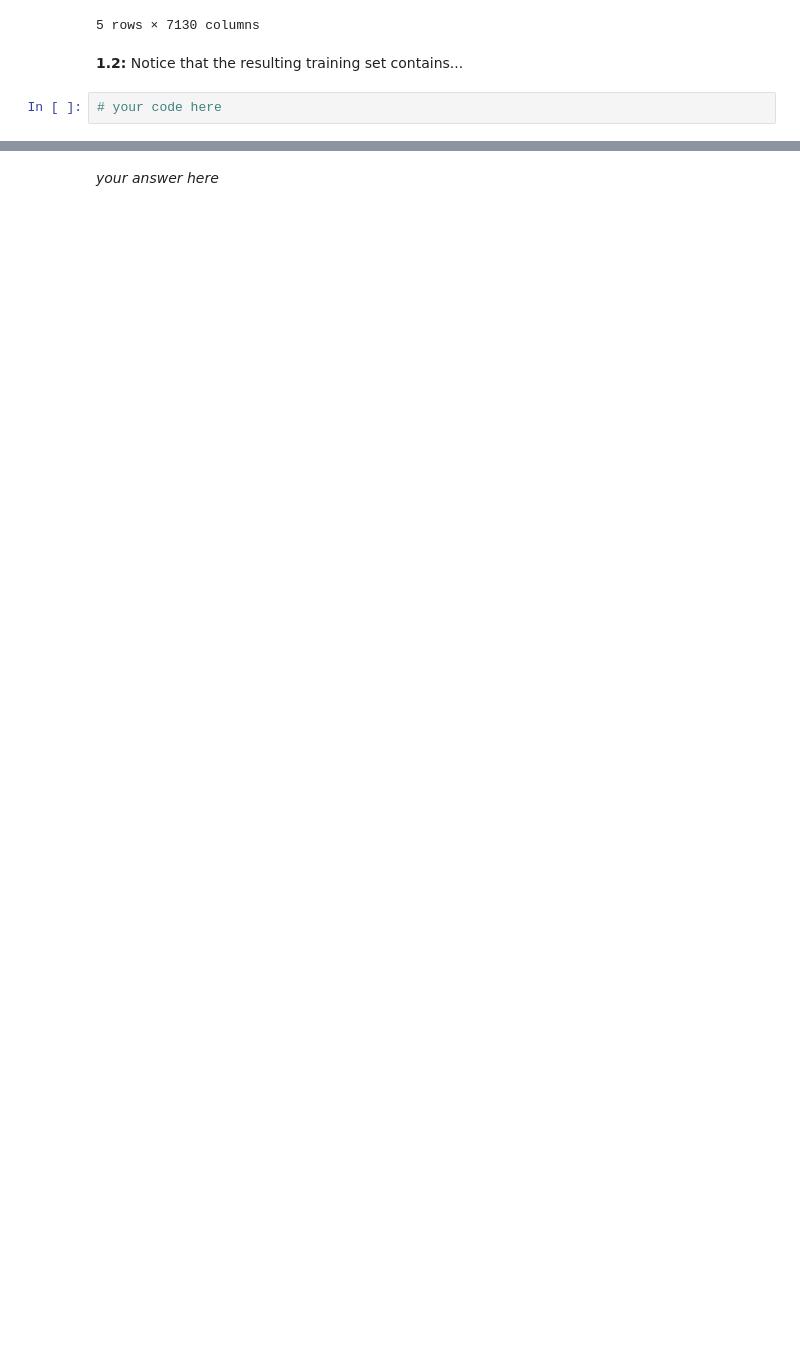
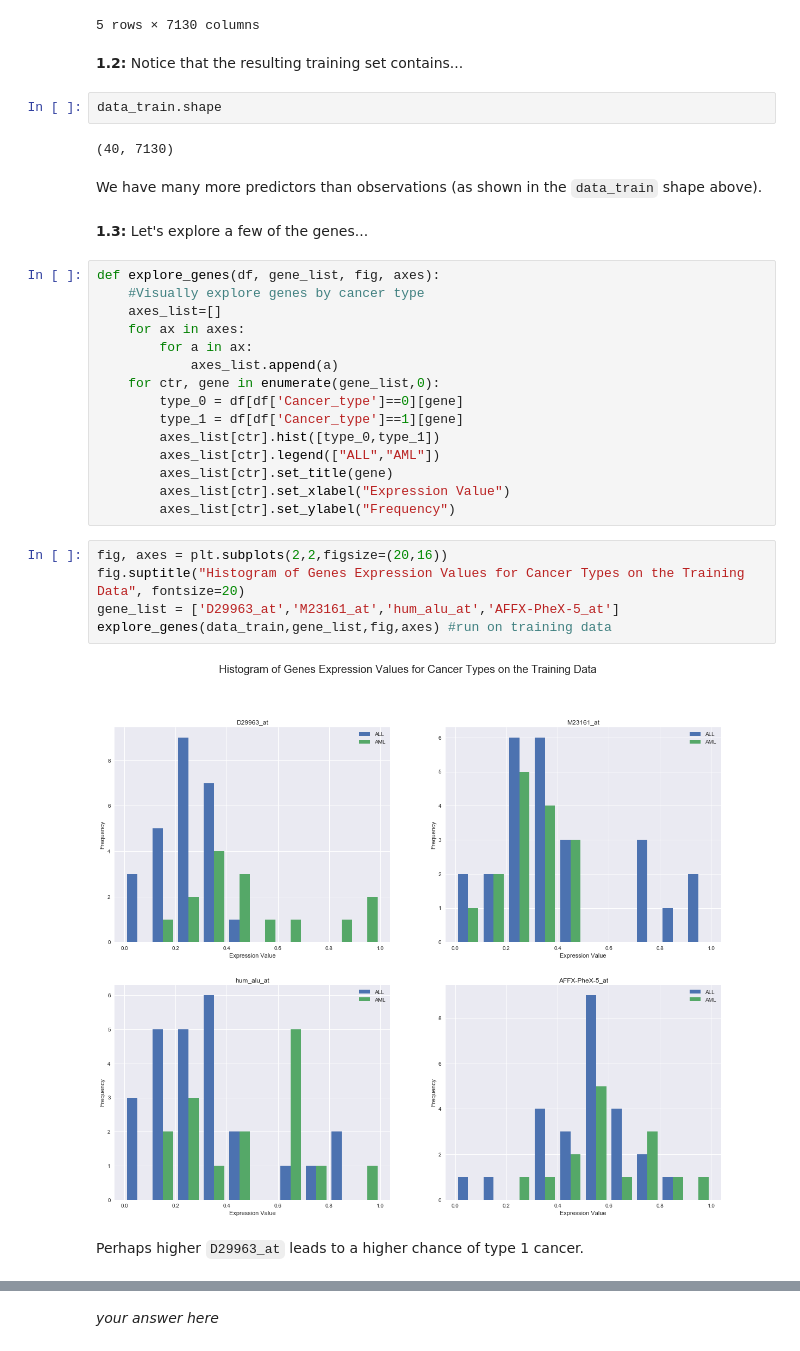
Before and after one commit to tmaounis/cs109a_hw5, a Jupyter notebook: cs109a_hw5_109.ipynb, the cells around one changed output, grey strips where cells are left out. Saved outputs shown, nothing was run; the diff lists cells and outputs as text; blank space fills up the shorter version.

```diff
--- a/cs109a_hw5_109.ipynb
+++ b/cs109a_hw5_109.ipynb
@@ -126,5 +126,35 @@ data_train.head()
 5 rows × 7130 columns
 # %% [markdown]
 **1.2:** Notice that the resulting training set contains...
-# %%
-# your code here
+# %%
+data_train.shape
+# %% [output]
+(40, 7130)
+# %% [markdown]
+We have many more predictors than observations (as shown in the `data_train` shape above).
+# %% [markdown]
+**1.3:** Let's explore a few of the genes...
+# %%
+def explore_genes(df, gene_list, fig, axes):
+    #Visually explore genes by cancer type
+    axes_list=[]
+    for ax in axes:
+        for a in ax:
+            axes_list.append(a)
+    for ctr, gene in enumerate(gene_list,0):
+        type_0 = df[df['Cancer_type']==0][gene]
+        type_1 = df[df['Cancer_type']==1][gene]
+        axes_list[ctr].hist([type_0,type_1])
+        axes_list[ctr].legend(["ALL","AML"])
+        axes_list[ctr].set_title(gene)
+        axes_list[ctr].set_xlabel("Expression Value")
+        axes_list[ctr].set_ylabel("Frequency")
+# %%
+fig, axes = plt.subplots(2,2,figsize=(20,16))
+fig.suptitle("Histogram of Genes Expression Values for Cancer Types on the Training Data", fontsize=20)
+gene_list = ['D29963_at','M23161_at','hum_alu_at','AFFX-PheX-5_at']
+explore_genes(data_train,gene_list,fig,axes) #run on training data
+# %% [output]
+[figure, added]
+# %% [markdown]
+Perhaps higher `D29963_at` leads to a higher chance of type 1 cancer.
```
Also changed, not shown: parts of 28 cells of this notebook.
